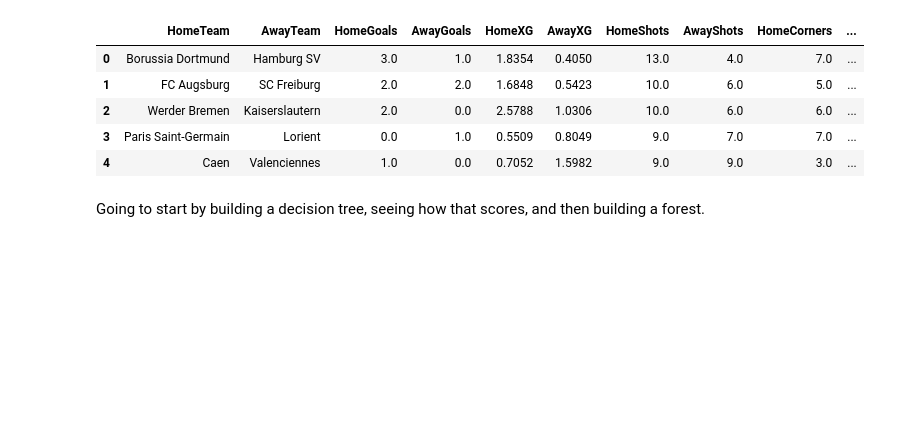
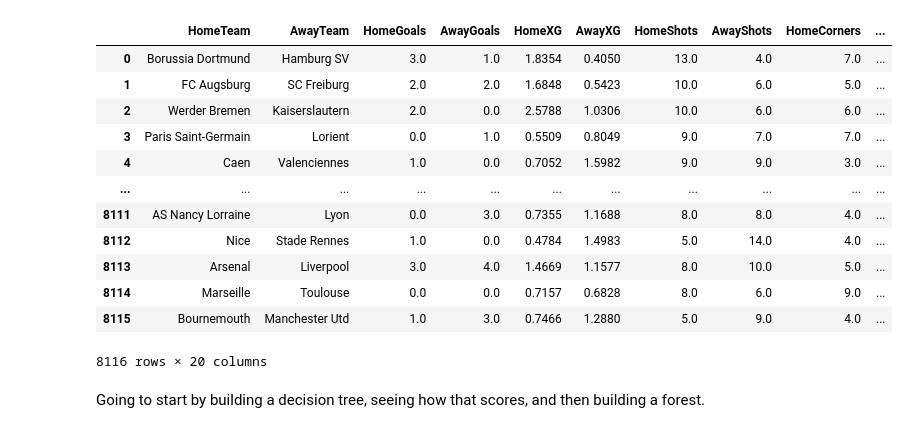
Before and after one commit to nmisasi/CS254-Final-Project, a Jupyter notebook: randomForest.ipynb, the cells around one changed output. Drawn from its saved outputs; the diff is of its cells as text; code cells hidden in the pictures; blank space fills up the shorter version.

```diff
--- a/randomForest.ipynb
+++ b/randomForest.ipynb
@@ -4,15 +4,22 @@ import numpy as np
 import pandas as pd
 # %%
 path = os.getcwd() + '/fullGamesWithResultsAndRecentGame.csv'
-data = pd.read_csv(path)
-data.head()
+data = pd.read_csv(path, nrows = 8116)
+data
 # %% [output]
 |  | HomeTeam | AwayTeam | HomeGoals | AwayGoals | HomeXG | AwayXG | HomeShots | AwayShots | HomeCorners | ... |
 | 0 | Borussia Dortmund | Hamburg SV | 3.0 | 1.0 | 1.8354 | 0.4050 | 13.0 | 4.0 | 7.0 | ... |
 | 1 | FC Augsburg | SC Freiburg | 2.0 | 2.0 | 1.6848 | 0.5423 | 10.0 | 6.0 | 5.0 | ... |
 | 2 | Werder Bremen | Kaiserslautern | 2.0 | 0.0 | 2.5788 | 1.0306 | 10.0 | 6.0 | 6.0 | ... |
 | 3 | Paris Saint-Germain | Lorient | 0.0 | 1.0 | 0.5509 | 0.8049 | 9.0 | 7.0 | 7.0 | ... |
 | 4 | Caen | Valenciennes | 1.0 | 0.0 | 0.7052 | 1.5982 | 9.0 | 9.0 | 3.0 | ... |
+| ... | ... | ... | ... | ... | ... | ... | ... | ... | ... | ... |
+| 8111 | AS Nancy Lorraine | Lyon | 0.0 | 3.0 | 0.7355 | 1.1688 | 8.0 | 8.0 | 4.0 | ... |
+| 8112 | Nice | Stade Rennes | 1.0 | 0.0 | 0.4784 | 1.4983 | 5.0 | 14.0 | 4.0 | ... |
+| 8113 | Arsenal | Liverpool | 3.0 | 4.0 | 1.4669 | 1.1577 | 8.0 | 10.0 | 5.0 | ... |
+| 8114 | Marseille | Toulouse | 0.0 | 0.0 | 0.7157 | 0.6828 | 8.0 | 6.0 | 9.0 | ... |
+| 8115 | Bournemouth | Manchester Utd | 1.0 | 3.0 | 0.7466 | 1.2880 | 5.0 | 9.0 | 4.0 | ... |
+8116 rows × 20 columns
 # %%
 # Imports for Decision Tree and Random Forest
 from sklearn.model_selection import train_test_split
```
Also changed, not shown: parts of 9 cells of this notebook.
